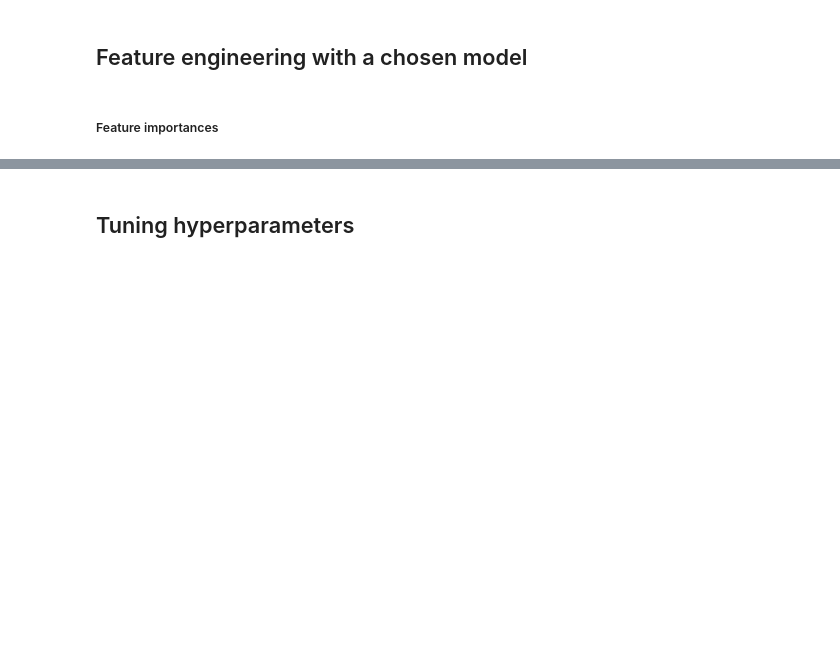
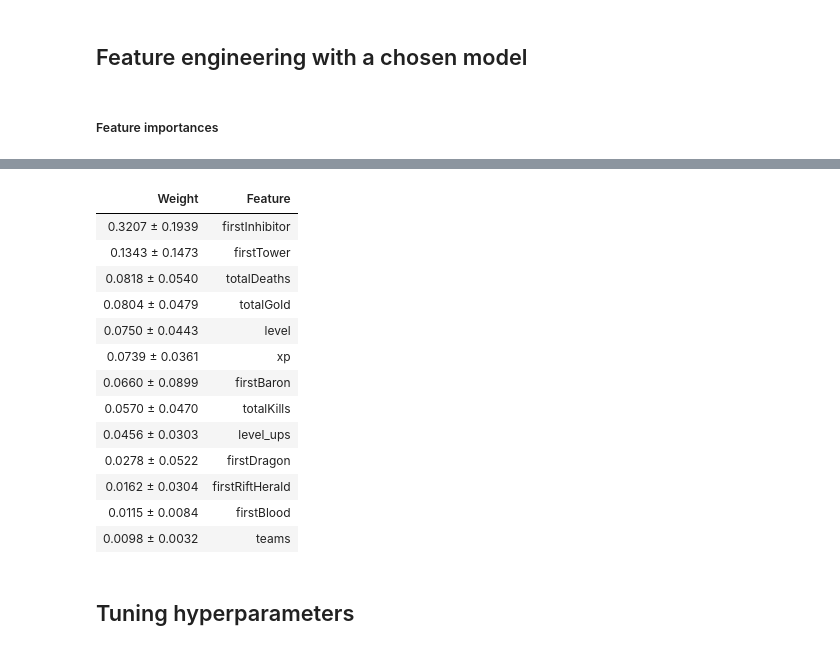
Before and after one commit to anotherjonlee/MLoL, a Jupyter notebook: notebooks/DataPipeline.ipynb, the cells around one changed output, grey strips where cells are left out. Cells and saved outputs as stored; diff of their text form; code cells hidden in the pictures; blank space fills up the shorter version.

```diff
--- a/notebooks/DataPipeline.ipynb
+++ b/notebooks/DataPipeline.ipynb
@@ -178,3 +149,20 @@ eli5.explain_weights(rfc_u.named_steps['estimator'],top=20,feature_names=numeric
+# %%
+weight_explainer(rfc_u,num_features)
+# %% [output]
+| Weight | Feature |
+| 0.3207 ± 0.1939 | firstInhibitor |
+| 0.1343 ± 0.1473 | firstTower |
+| 0.0818 ± 0.0540 | totalDeaths |
+| 0.0804 ± 0.0479 | totalGold |
+| 0.0750 ± 0.0443 | level |
+| 0.0739 ± 0.0361 | xp |
+| 0.0660 ± 0.0899 | firstBaron |
+| 0.0570 ± 0.0470 | totalKills |
+| 0.0456 ± 0.0303 | level_ups |
+| 0.0278 ± 0.0522 | firstDragon |
+| 0.0162 ± 0.0304 | firstRiftHerald |
+| 0.0115 ± 0.0084 | firstBlood |
+| 0.0098 ± 0.0032 | teams |
 # %% [markdown]
 ## Tuning hyperparameters
 # %% [markdown]
```
Also changed, not shown: parts of 14 cells of this notebook, 1 other file.
